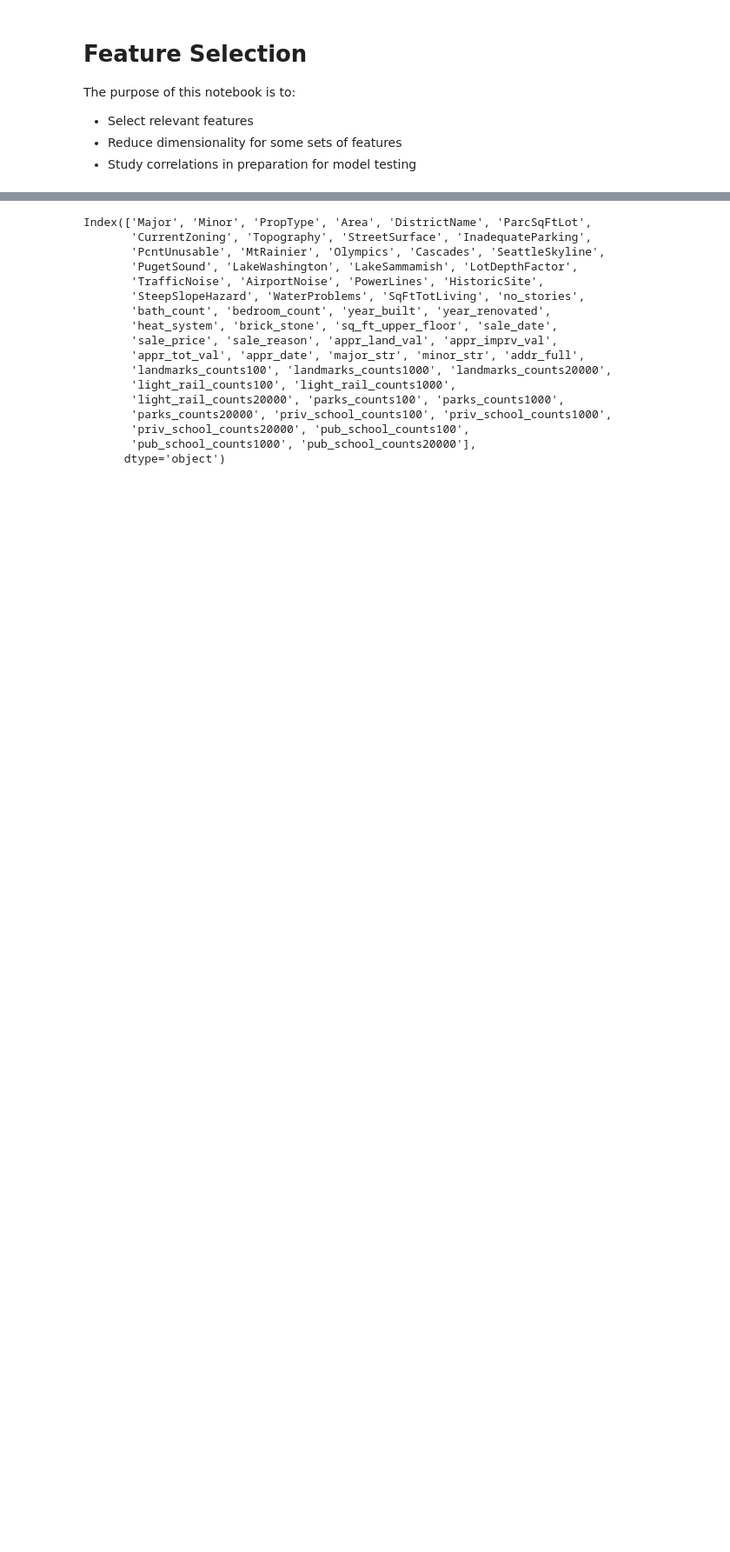
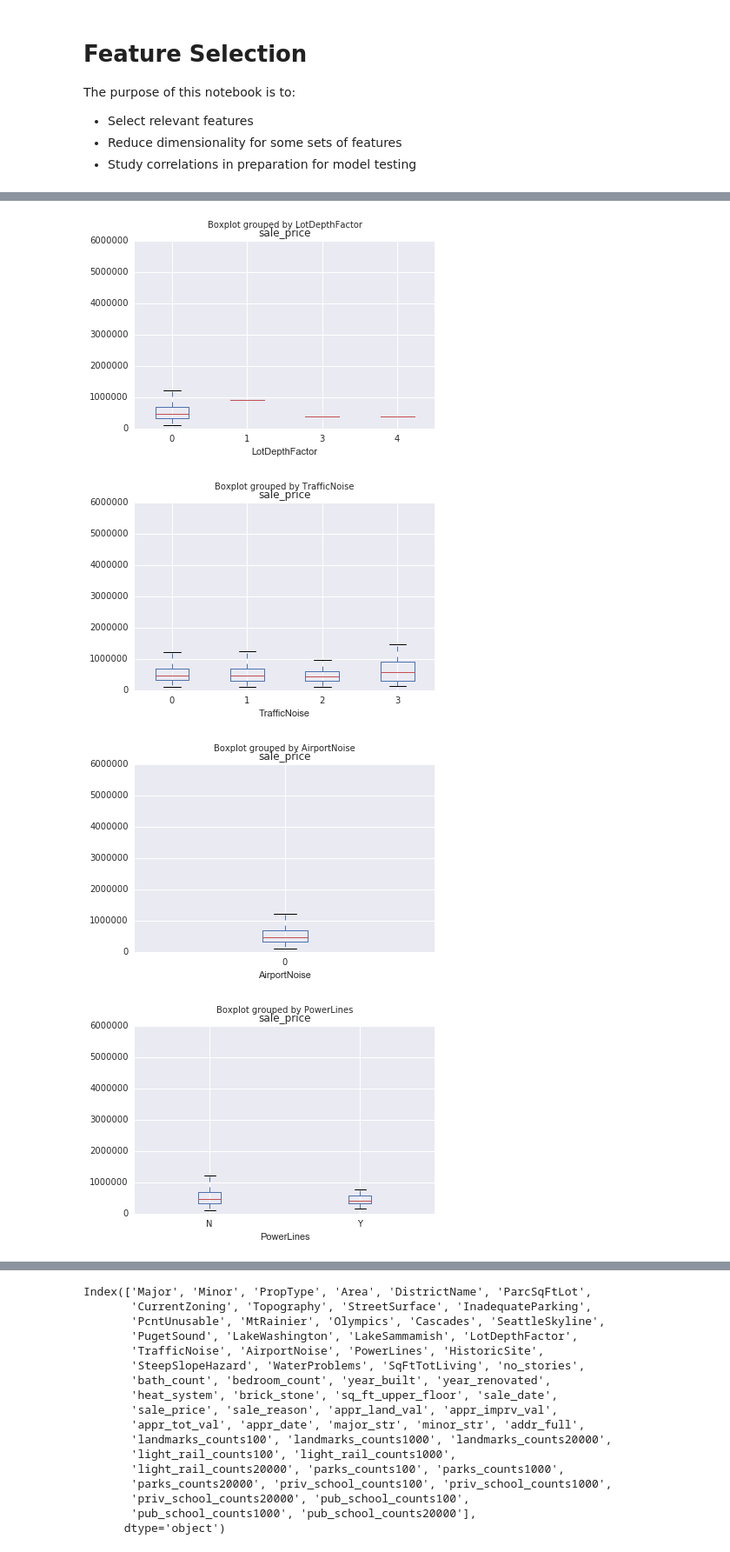
Before and after one commit to gavin-peterkin/king_county_property, a Jupyter notebook: notebooks/feature_development.ipynb, the cells around one changed output, grey strips where cells are left out. Shown at 87% size. Drawn from its saved outputs; the diff is of its cells as text; code cells hidden in the pictures; blank space fills up the shorter version.

```diff
--- a/notebooks/feature_development.ipynb
+++ b/notebooks/feature_development.ipynb
@@ -72,0 +78,16 @@ for feature in view_features:
+# %%
+misc_features = [
+    'LotDepthFactor',
+   'TrafficNoise', 'AirportNoise', 'PowerLines', 'HistoricSite',
+   'SteepSlopeHazard', 'WaterProblems'
+]
+
+for feature in misc_features:
+    parcel[is_recent_sale & is_nonzero].boxplot(column='sale_price', by=feature)
+
+# Historic site seems like it may be slightly predictive
+# %% [output]
+[figure, added]
+[figure, added]
+[figure, added]
+[figure, added]
```
Also changed, not shown: parts of 9 cells of this notebook.
